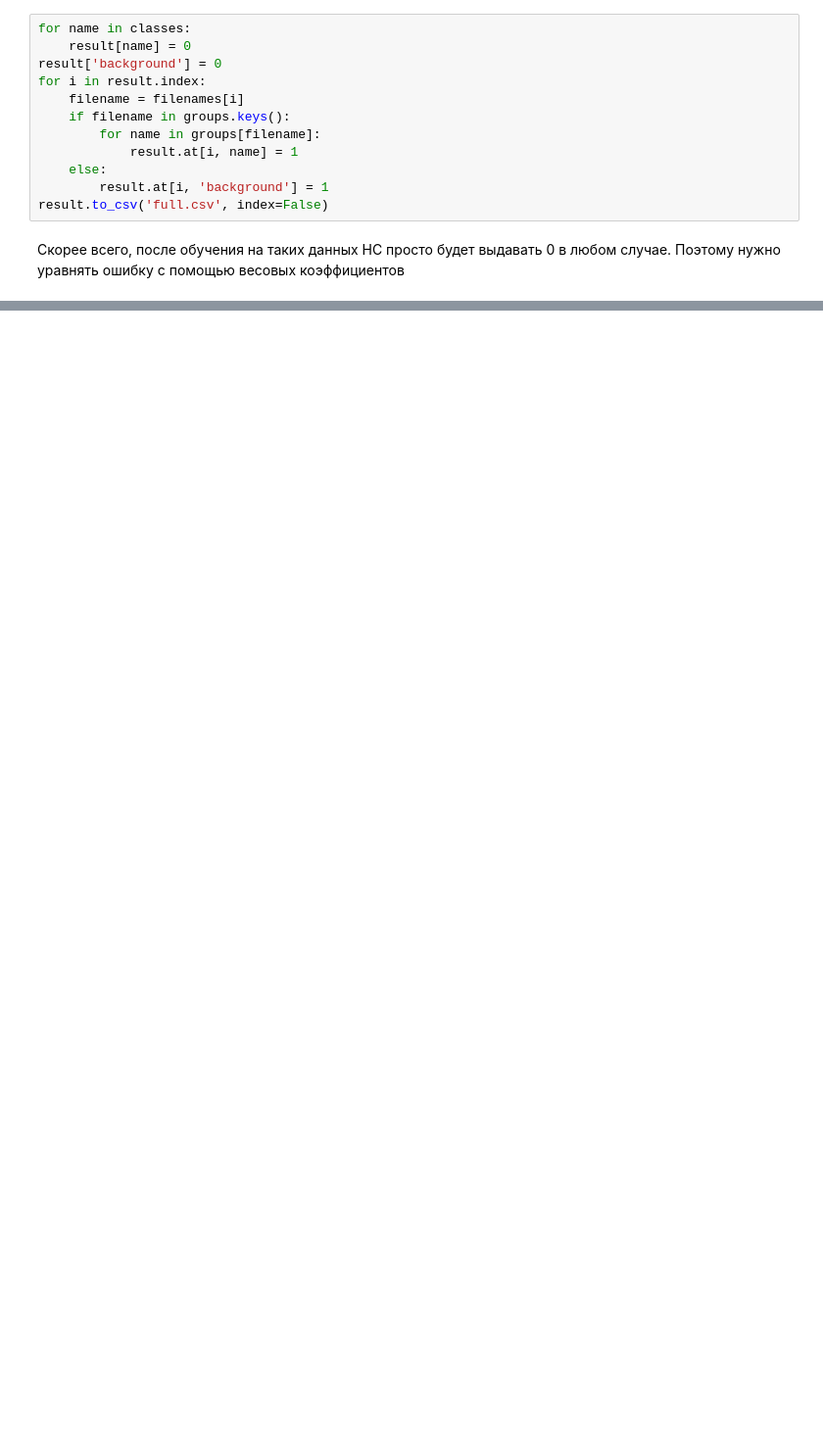
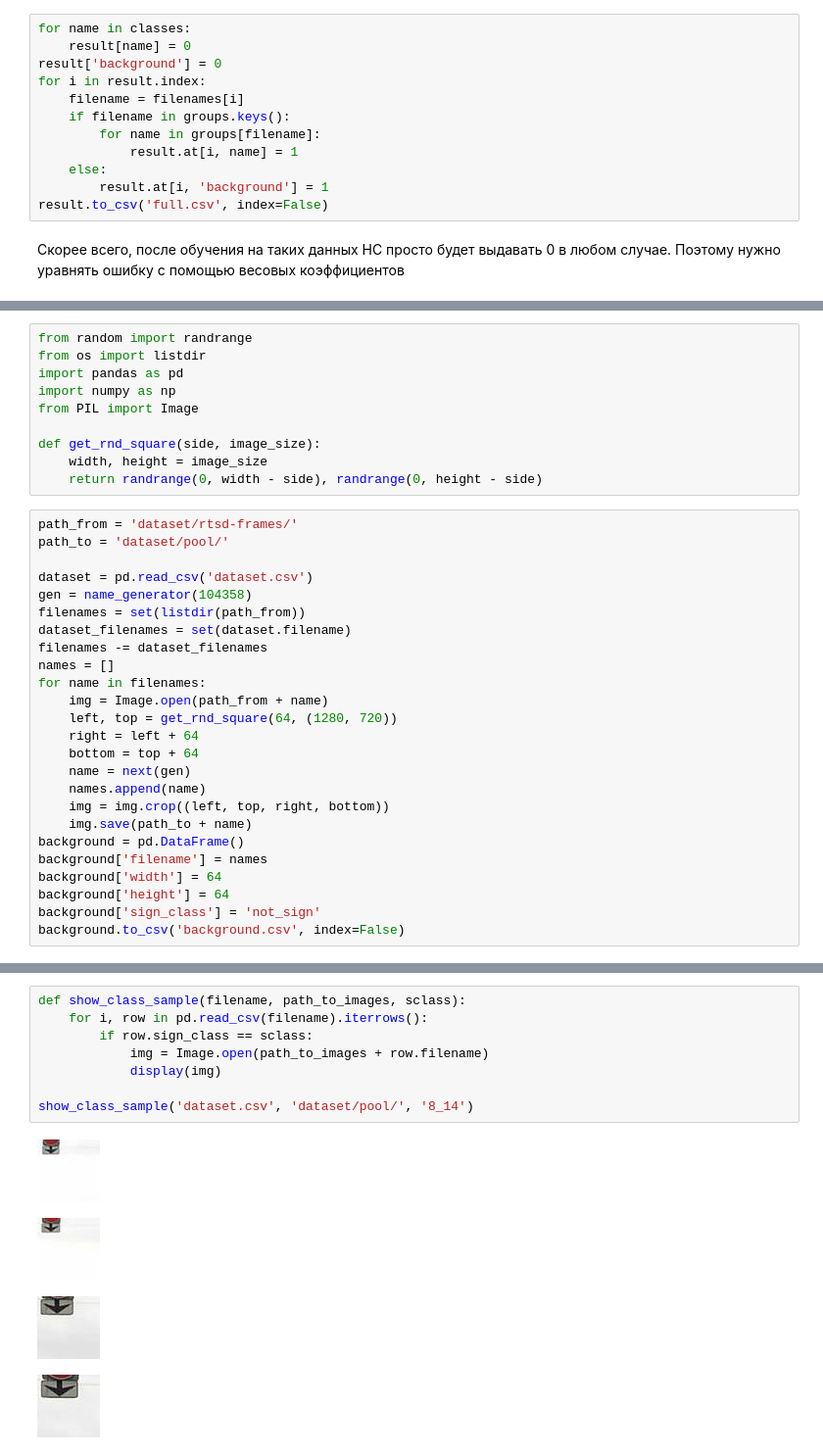
Before and after one commit to bmstu-iu8-g1-2019-project/road-signs-recognition, a Jupyter notebook: dataset.ipynb, the cells around one changed output, grey strips where cells are left out. Shown: that part at 98% size. Drawn from its saved outputs; the diff is of its cells as text; blank space fills up the shorter version.

```diff
--- a/dataset.ipynb
+++ b/dataset.ipynb
@@ -189,0 +368,35 @@ pd.DataFrame.from_dict(result, orient='index').to_csv('weights.csv')
+# %%
+from random import randrange
+from os import listdir
+import pandas as pd
+import numpy as np
+from PIL import Image
+
+def get_rnd_square(side, image_size):
+    width, height = image_size
+    return randrange(0, width - side), randrange(0, height - side)
+# %%
+path_from = 'dataset/rtsd-frames/'
+path_to = 'dataset/pool/'
+
+dataset = pd.read_csv('dataset.csv')
+gen = name_generator(104358)
+filenames = set(listdir(path_from))
+dataset_filenames = set(dataset.filename)
+filenames -= dataset_filenames
+names = []
+for name in filenames:
+    img = Image.open(path_from + name)
+    left, top = get_rnd_square(64, (1280, 720))
+    right = left + 64
+    bottom = top + 64
+    name = next(gen)
+    names.append(name)
+    img = img.crop((left, top, right, bottom))
+    img.save(path_to + name)
+background = pd.DataFrame()
+background['filename'] = names
+background['width'] = 64
+background['height'] = 64
+background['sign_class'] = 'not_sign'
+background.to_csv('background.csv', index=False)
@@ -189,0 +433,13 @@ pd.DataFrame.from_dict(result, orient='index').to_csv('weights.csv')
+# %%
+def show_class_sample(filename, path_to_images, sclass):
+    for i, row in pd.read_csv(filename).iterrows():
+        if row.sign_class == sclass:
+            img = Image.open(path_to_images + row.filename)
+            display(img)
+
+show_class_sample('dataset.csv', 'dataset/pool/', '8_14')
+# %% [output]
+[figure, added]
+[figure, added]
+[figure, added]
+[figure, added]
```
Also changed, not shown: parts of 28 cells of this notebook, 2 other files.
